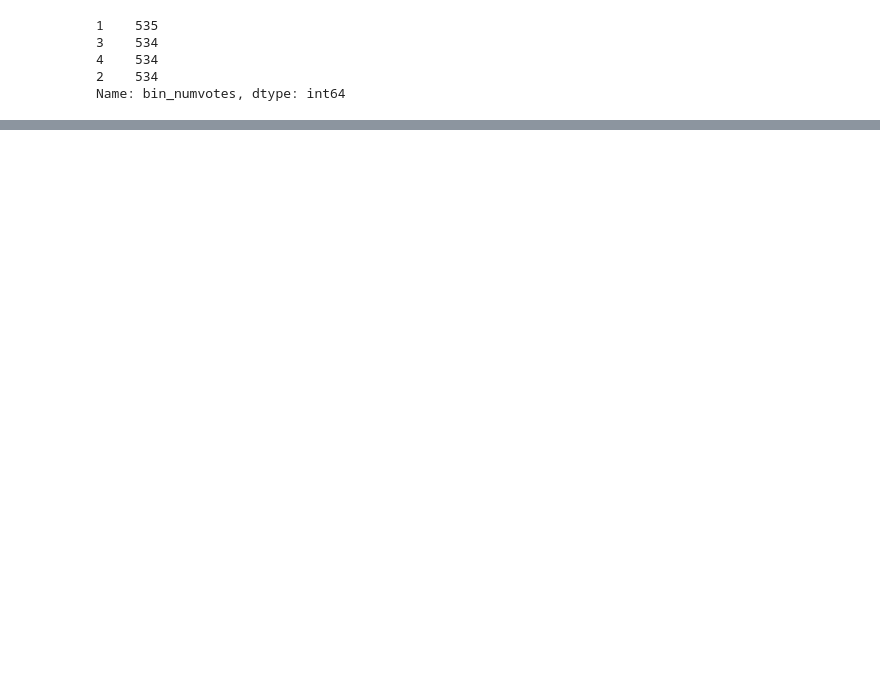
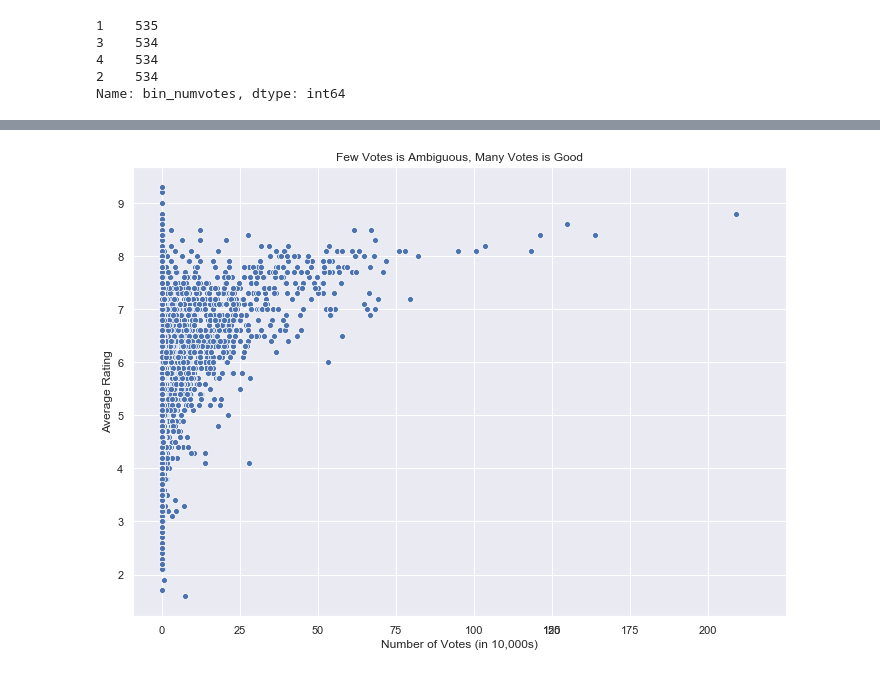
Before and after one commit to mishaberrien/Movie-Performance-Analysis, a Jupyter notebook: movies-eda-mlb.ipynb, the cells around one changed output, grey strips where cells are left out. Cells and saved outputs as stored; diff of their text form; code cells hidden in the pictures; blank space fills up the shorter version.

```diff
--- a/movies-eda-mlb.ipynb
+++ b/movies-eda-mlb.ipynb
@@ -343,0 +415,9 @@ sns.despine(left=True)
+# %%
+ratings_and_votes = sns.scatterplot(x='numvotes', y='averagerating', data=full_merge_attempt)
+
+ratings_and_votes.set(xlabel='Number of Votes (in 10,000s)', ylabel='Average Rating', title='Few Votes is Ambiguous, Many Votes is Good')
+plt.xticks(ticks=[0,250000,500000,750000,1000000,1250000,1250000,1500000,1750000,2000000], labels=['0','25','50','75','100','125','150','175','200'])
+
+plt.show()
+# %% [output]
+[figure, added]
```
Also changed, not shown: parts of 24 cells of this notebook.
